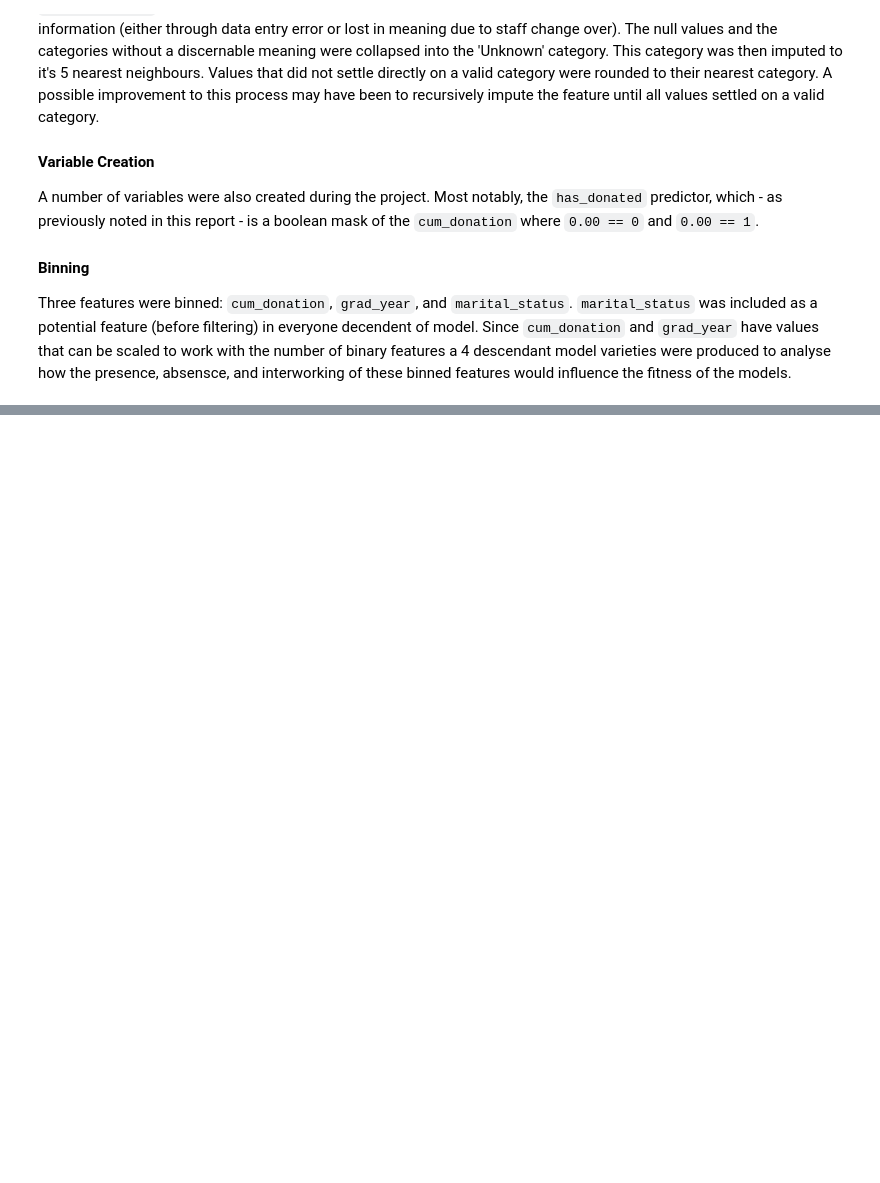
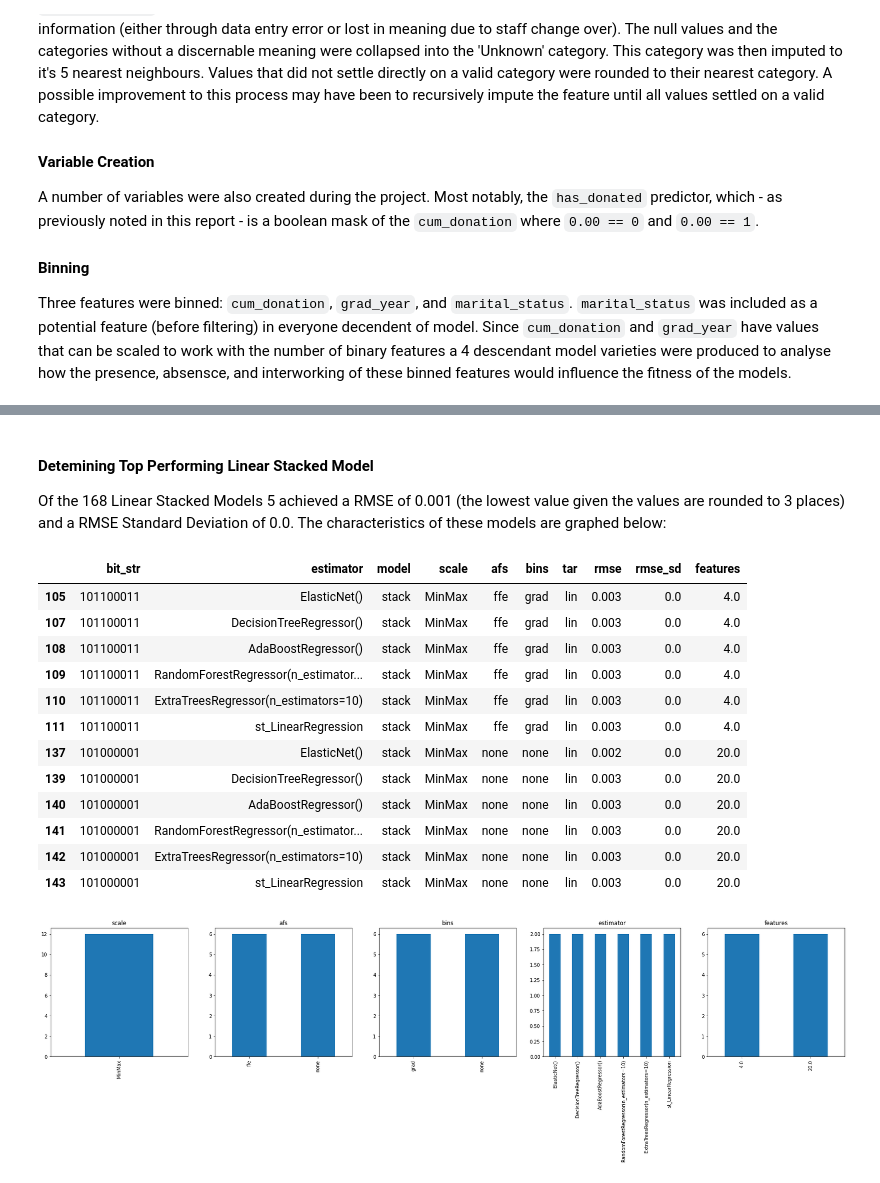
Before and after one commit to jrobio/assignment2, a Jupyter notebook: notebooks/assignment2.ipynb, the cells around one changed output, grey strips where cells are left out. Drawn from its saved outputs; the diff is of its cells as text; code cells hidden in the pictures; blank space fills up the shorter version.

```diff
--- a/notebooks/assignment2.ipynb
+++ b/notebooks/assignment2.ipynb
@@ -1242,0 +1271,33 @@ eval_lin_cv = models_df.T.filter(regex=exp, axis=0)[measures_list]
+# %% [markdown]
+#### Detemining Top Performing Linear Stacked Model
+Of the 168 Linear Stacked Models 5 achieved a RMSE of 0.001 (the lowest value given the values are rounded to 3 places) and a RMSE Standard Deviation of 0.0. The characteristics of these models are graphed below:
+# %%
+measures_list = ['bit_str','estimator','model','scale','afs','bins','tar',
+                 'rmse','rmse_sd','features']
+
+models_df_lin = models_df[models_df['tar'] == 'lin'][measures_list]
+models_df_st_lin = models_df_lin[~(models_df_lin['model'] == 'cv')]
+models_df_st_lin.sort_values('rmse')
+models_df_st_lin_top = models_df_st_lin[models_df_st_lin['rmse']< 0.005]
+
+fig,axes = plt.subplots(nrows=1,ncols=5,figsize=(30,5))
+bins = ['scale','afs','bins','estimator','features']
+for bin,ax in zip(bins,axes.ravel()):
+    models_df_st_lin_top[bin].value_counts().plot.bar(ax=ax, title=bin)
+
+models_df_st_lin_top
+# %% [output]
+|  | bit_str | estimator | model | scale | afs | bins | tar | rmse | rmse_sd | features |
+| 105 | 101100011 | ElasticNet() | stack | MinMax | ffe | grad | lin | 0.003 | 0.0 | 4.0 |
+| 107 | 101100011 | DecisionTreeRegressor() | stack | MinMax | ffe | grad | lin | 0.003 | 0.0 | 4.0 |
+| 108 | 101100011 | AdaBoostRegressor() | stack | MinMax | ffe | grad | lin | 0.003 | 0.0 | 4.0 |
+| 109 | 101100011 | RandomForestRegressor(n_estimator... | stack | MinMax | ffe | grad | lin | 0.003 | 0.0 | 4.0 |
+| 110 | 101100011 | ExtraTreesRegressor(n_estimators=10) | stack | MinMax | ffe | grad | lin | 0.003 | 0.0 | 4.0 |
+| 111 | 101100011 | st_LinearRegression | stack | MinMax | ffe | grad | lin | 0.003 | 0.0 | 4.0 |
+| 137 | 101000001 | ElasticNet() | stack | MinMax | none | none | lin | 0.002 | 0.0 | 20.0 |
+| 139 | 101000001 | DecisionTreeRegressor() | stack | MinMax | none | none | lin | 0.003 | 0.0 | 20.0 |
+| 140 | 101000001 | AdaBoostRegressor() | stack | MinMax | none | none | lin | 0.003 | 0.0 | 20.0 |
+| 141 | 101000001 | RandomForestRegressor(n_estimator... | stack | MinMax | none | none | lin | 0.003 | 0.0 | 20.0 |
+| 142 | 101000001 | ExtraTreesRegressor(n_estimators=10) | stack | MinMax | none | none | lin | 0.003 | 0.0 | 20.0 |
+| 143 | 101000001 | st_LinearRegression | stack | MinMax | none | none | lin | 0.003 | 0.0 | 20.0 |
+[figure, added]
```
Also changed, not shown: parts of 78 cells of this notebook.
